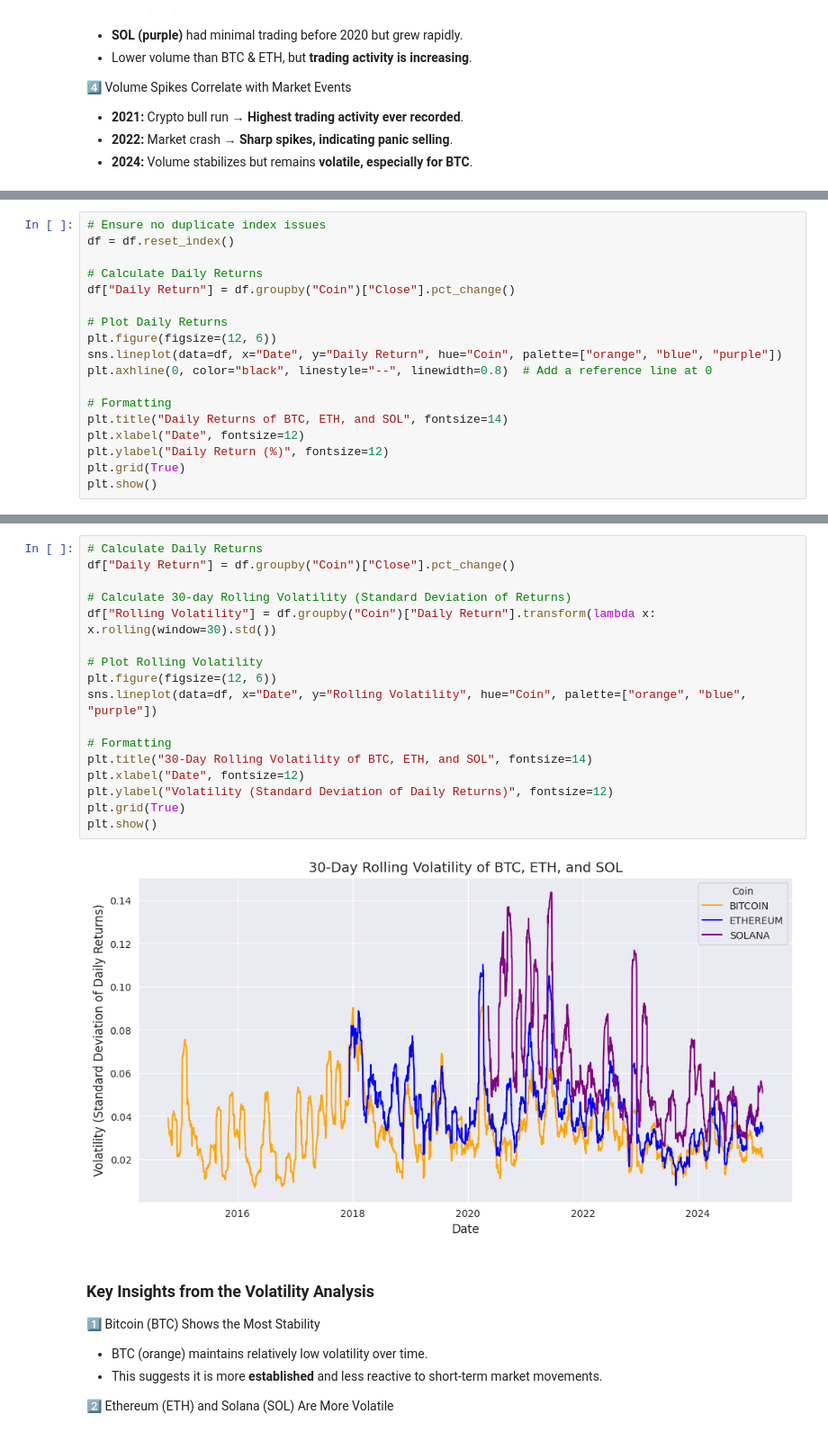
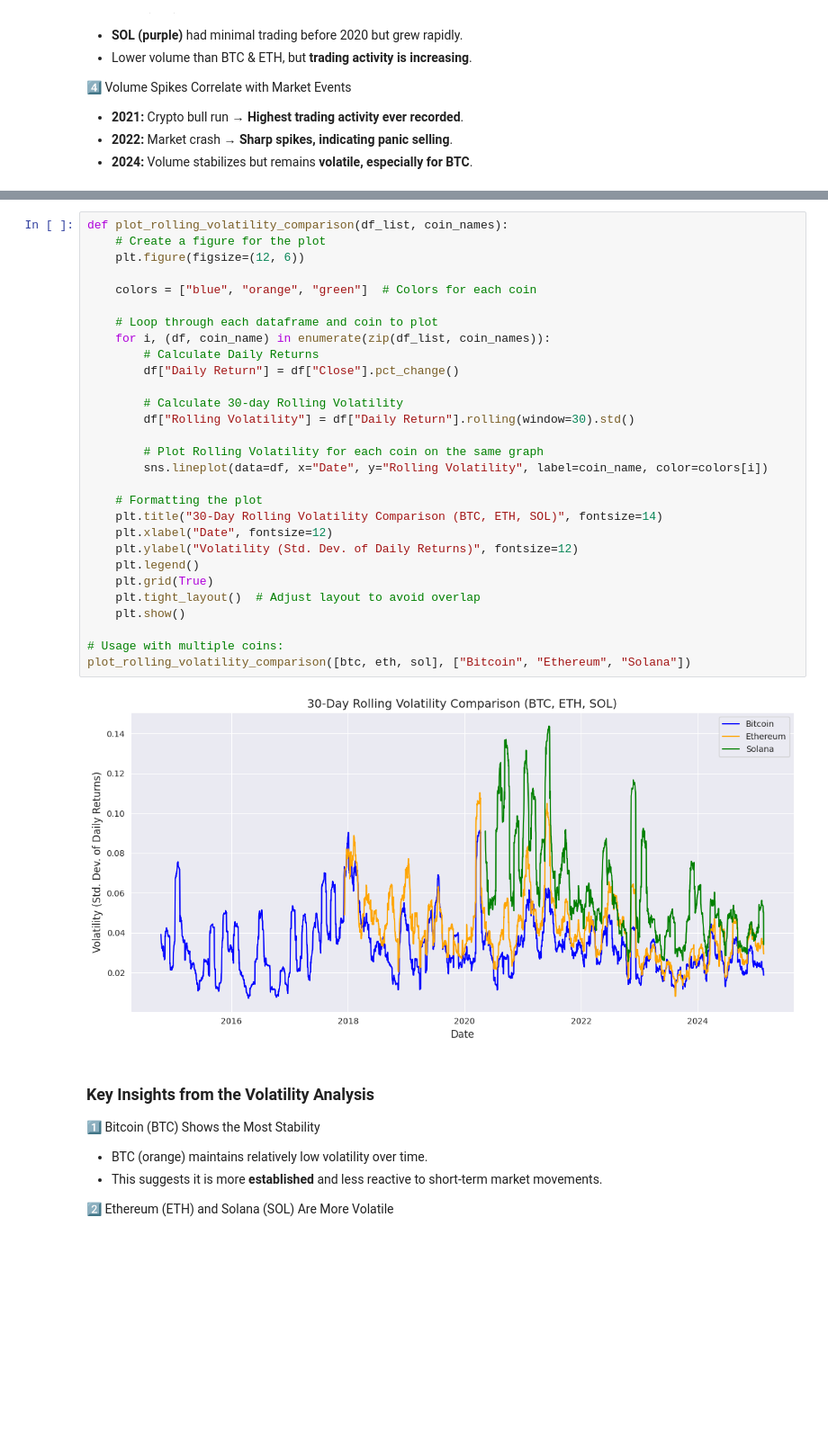
Before and after one commit to bonareri/Cryptocurrency-Price-Prediction-, a Jupyter notebook: Bitcoin_data_collection_analysis.ipynb, the cells around one changed output, grey strips where cells are left out. Shown at 90% size. Saved outputs shown, nothing was run; the diff lists cells and outputs as text; blank space fills up the shorter version.

```diff
--- a/Bitcoin_data_collection_analysis.ipynb
+++ b/Bitcoin_data_collection_analysis.ipynb
@@ -339,18 +422,0 @@ plt.show()
-# %%
-# Ensure no duplicate index issues
-df = df.reset_index()
-
-# Calculate Daily Returns
-df["Daily Return"] = df.groupby("Coin")["Close"].pct_change()
-
-# Plot Daily Returns
-plt.figure(figsize=(12, 6))
-sns.lineplot(data=df, x="Date", y="Daily Return", hue="Coin", palette=["orange", "blue", "purple"])
-plt.axhline(0, color="black", linestyle="--", linewidth=0.8)  # Add a reference line at 0
-
-# Formatting
-plt.title("Daily Returns of BTC, ETH, and SOL", fontsize=14)
-plt.xlabel("Date", fontsize=12)
-plt.ylabel("Daily Return (%)", fontsize=12)
-plt.grid(True)
-plt.show()
@@ -381,24 +426,36 @@ Volatility measures how much prices fluctuate over time. Higher volatility indic
 
 - Rolling Volatility (30-Day Standard Deviation)
 # %%
-# Calculate Daily Returns
-df["Daily Return"] = df.groupby("Coin")["Close"].pct_change()
+def plot_rolling_volatility_comparison(df_list, coin_names):
+    # Create a figure for the plot
+    plt.figure(figsize=(12, 6))
 
-# Calculate 30-day Rolling Volatility (Standard Deviation of Returns)
-df["Rolling Volatility"] = df.groupby("Coin")["Daily Return"].transform(lambda x: x.rolling(window=30).std())
+    colors = ["blue", "orange", "green"]  # Colors for each coin
 
-# Plot Rolling Volatility
-plt.figure(figsize=(12, 6))
-sns.lineplot(data=df, x="Date", y="Rolling Volatility", hue="Coin", palette=["orange", "blue", "purple"])
+    # Loop through each dataframe and coin to plot
+    for i, (df, coin_name) in enumerate(zip(df_list, coin_names)):
+        # Calculate Daily Returns
+        df["Daily Return"] = df["Close"].pct_change()
 
-# Formatting
-plt.title("30-Day Rolling Volatility of BTC, ETH, and SOL", fontsize=14)
-plt.xlabel("Date", fontsize=12)
-plt.ylabel("Volatility (Standard Deviation of Daily Returns)", fontsize=12)
-plt.grid(True)
-plt.show()
+        # Calculate 30-day Rolling Volatility
+        df["Rolling Volatility"] = df["Daily Return"].rolling(window=30).std()
+
+        # Plot Rolling Volatility for each coin on the same graph
+        sns.lineplot(data=df, x="Date", y="Rolling Volatility", label=coin_name, color=colors[i])
+
+    # Formatting the plot
+    plt.title("30-Day Rolling Volatility Comparison (BTC, ETH, SOL)", fontsize=14)
+    plt.xlabel("Date", fontsize=12)
+    plt.ylabel("Volatility (Std. Dev. of Daily Returns)", fontsize=12)
+    plt.legend()
+    plt.grid(True)
+    plt.tight_layout()  # Adjust layout to avoid overlap
+    plt.show()
+
+# Usage with multiple coins:
+plot_rolling_volatility_comparison([btc, eth, sol], ["Bitcoin", "Ethereum", "Solana"])
 # %% [output]
-[figure, old version]
+[figure, new version]
 # %% [markdown]
 ### Key Insights from the Volatility Analysis
 
```
Also changed, not shown: parts of 38 cells of this notebook.
